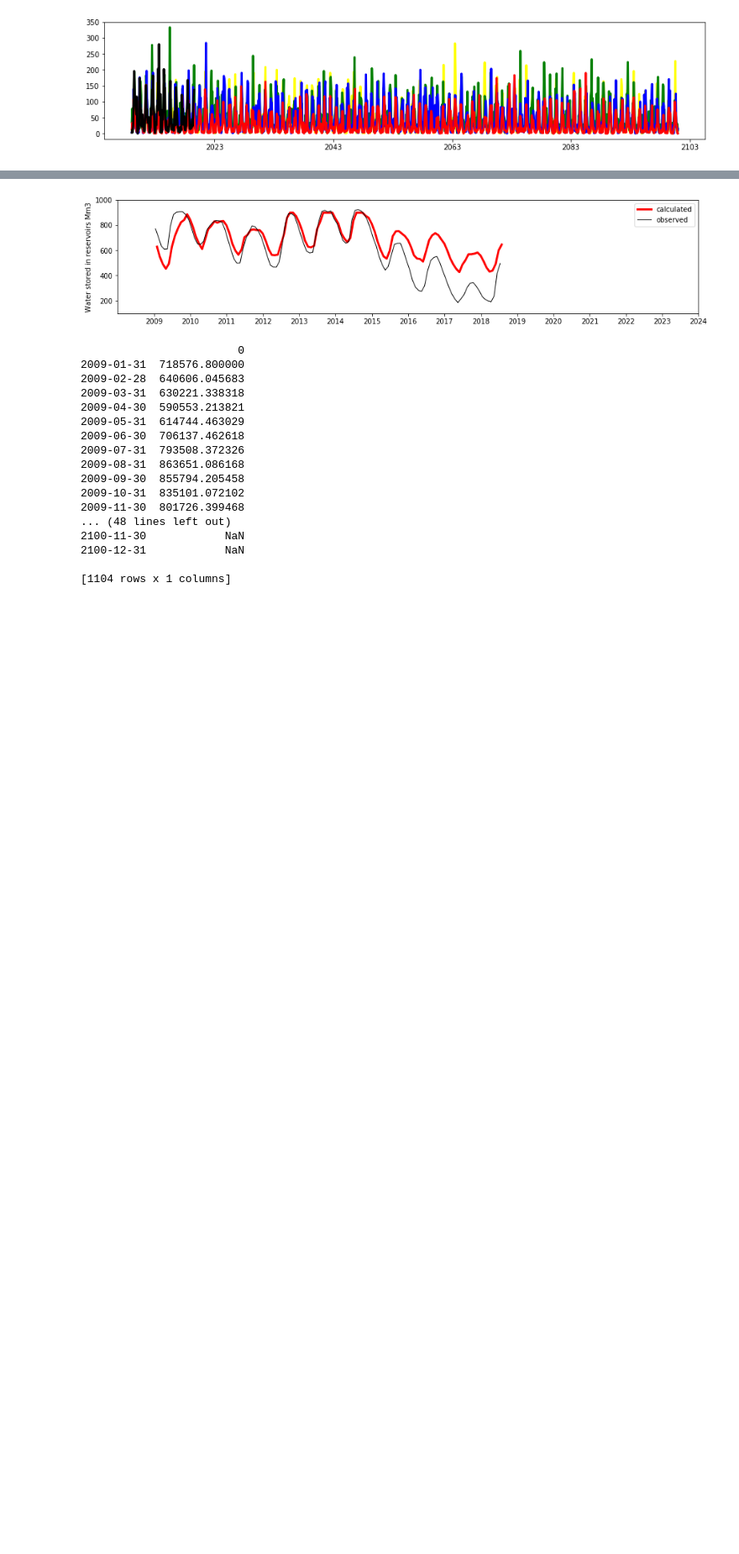
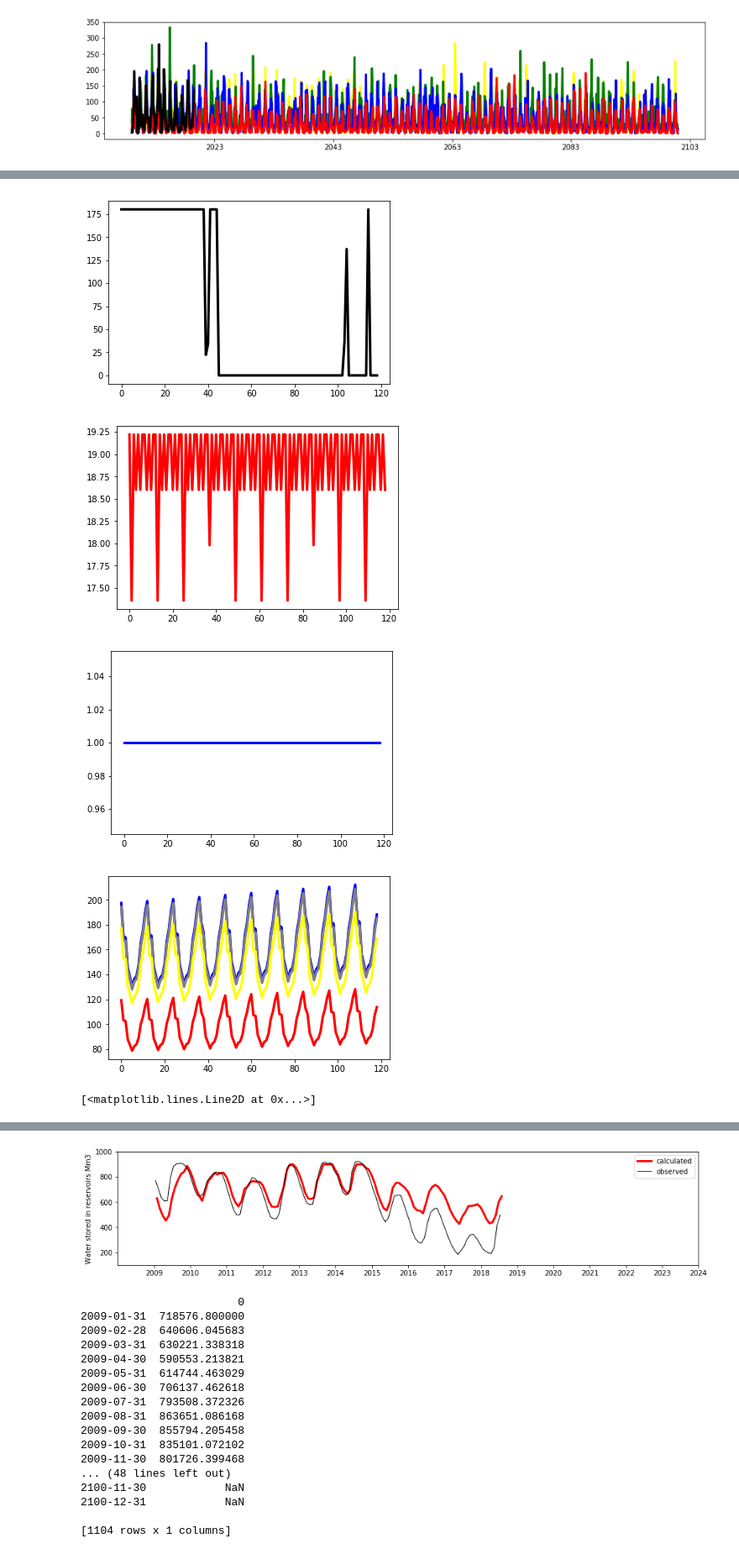
Before and after one commit to ding-k/Cape-Town-ABM, a Jupyter notebook: Capetown_ABM_py.ipynb, the cells around one changed output, grey strips where cells are left out. Shown at 84% size. Cells and saved outputs as stored; diff of their text form; code cells hidden in the pictures; blank space fills up the shorter version.

```diff
--- a/Capetown_ABM_py.ipynb
+++ b/Capetown_ABM_py.ipynb
@@ -521,0 +1353,23 @@ plt.show()
+# %%
+plt.plot(powergeneration,color="black", label="Steenbras Generation (MW)", linewidth=3)
+plt.show()
+plt.plot(energyconsumption/1000, color="red", label="calculated", linewidth=3)
+plt.show()
+plt.plot(reduction30k,color="red", label="calculated", linewidth=3)
+plt.plot(reduction57k,color="yellow", label="calculated", linewidth=3)
+plt.plot(reduction117k,color="grey", label="calculated", linewidth=3)
+plt.plot(reduction200k,color="blue", label="calculated", linewidth=3)
+plt.show()
+plt.plot(bill200k,color="blue", label="calculated", linewidth=3)
+plt.plot(bill117k,color="grey", label="calculated", linewidth=3)
+plt.plot(bill57k,color="yellow", label="calculated", linewidth=3)
+plt.plot(bill30k,color="red", label="calculated", linewidth=3)
+
+plt.show()
+plt.plot(waterpricehis,color="black", label="calculated", linewidth=3)
+# %% [output]
+[figure, added]
+[figure, added]
+[figure, added]
+[figure, added]
+[<matplotlib.lines.Line2D at 0x...>]
```
Also changed, not shown: parts of 22 cells of this notebook.
